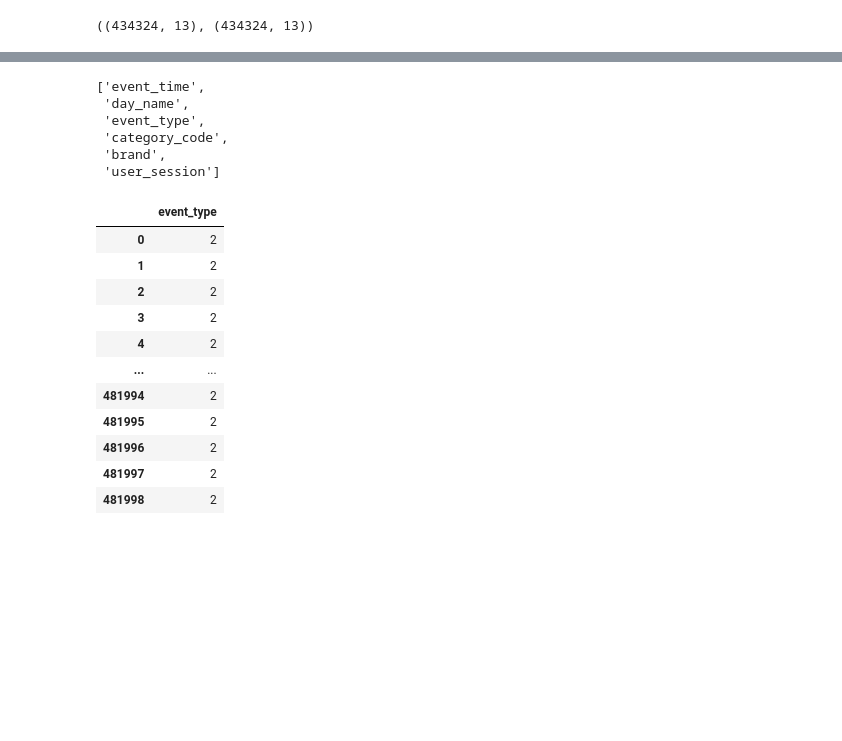
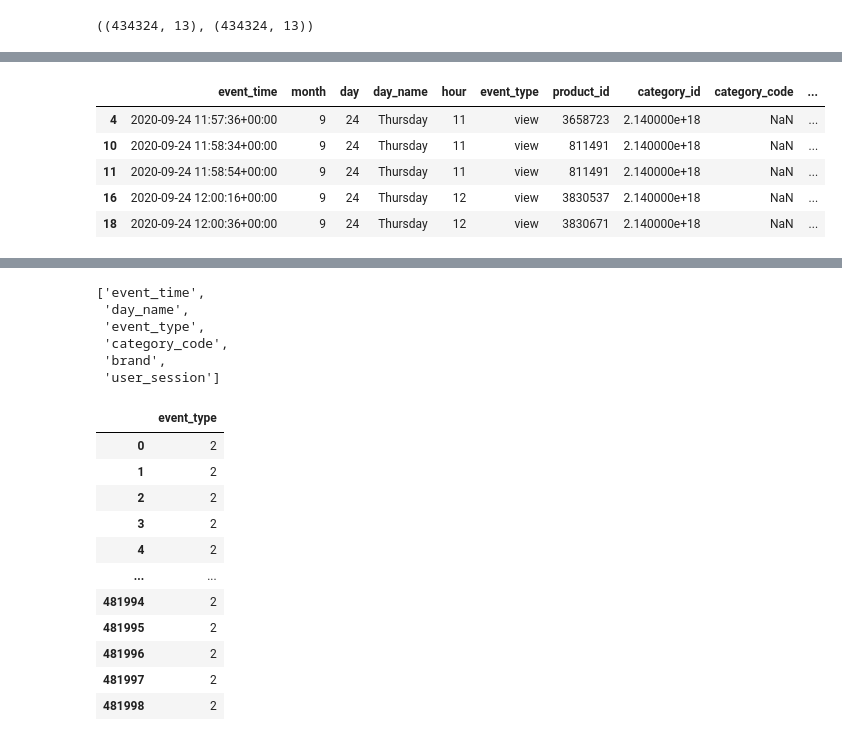
Before and after one commit to wjco/DAStudy-sat, a Jupyter notebook: Tek/multi_category_online_store_funnel/multi_category_online_store_funnel.ipynb, the cells around one changed output, grey strips where cells are left out. Saved outputs shown, nothing was run; the diff lists cells and outputs as text; code cells hidden in the pictures; blank space fills up the shorter version.

```diff
--- a/Tek/multi_category_online_store_funnel/multi_category_online_store_funnel.ipynb
+++ b/Tek/multi_category_online_store_funnel/multi_category_online_store_funnel.ipynb
@@ -582,0 +550,10 @@ prac2.loc[idx_num]
+# %%
+# category_code 결측치 : 그대로 nan으로 남김
+prac2.loc[null_cat_idx].head()
+# %% [output]
+|  | event_time | month | day | day_name | hour | event_type | product_id | category_id | category_code | ... |
+| 4 | 2020-09-24 11:57:36+00:00 | 9 | 24 | Thursday | 11 | view | 3658723 | 2.140000e+18 | NaN | ... |
+| 10 | 2020-09-24 11:58:34+00:00 | 9 | 24 | Thursday | 11 | view | 811491 | 2.140000e+18 | NaN | ... |
+| 11 | 2020-09-24 11:58:54+00:00 | 9 | 24 | Thursday | 11 | view | 811491 | 2.140000e+18 | NaN | ... |
+| 16 | 2020-09-24 12:00:16+00:00 | 9 | 24 | Thursday | 12 | view | 3830537 | 2.140000e+18 | NaN | ... |
+| 18 | 2020-09-24 12:00:36+00:00 | 9 | 24 | Thursday | 12 | view | 3830671 | 2.140000e+18 | NaN | ... |
```
Also changed, not shown: parts of 15 cells of this notebook, 1 other file.
